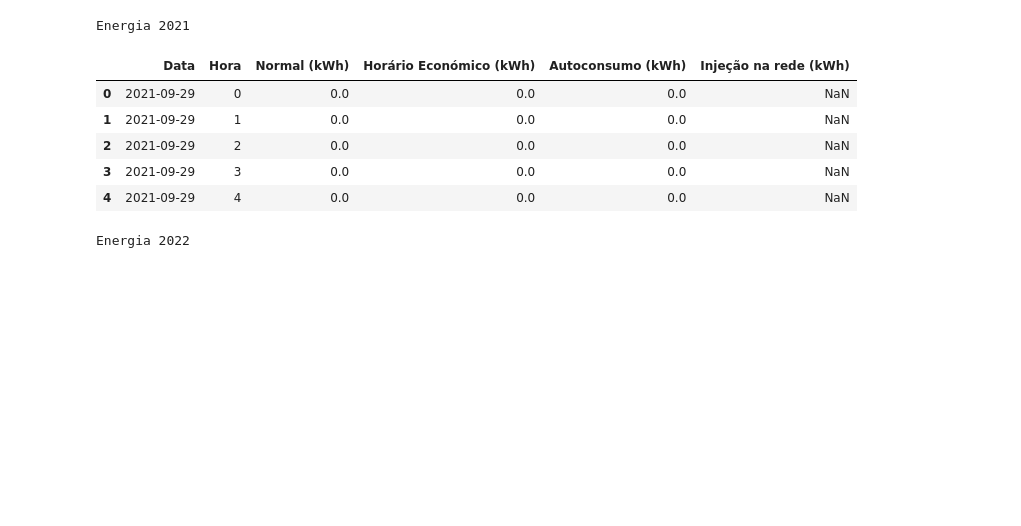
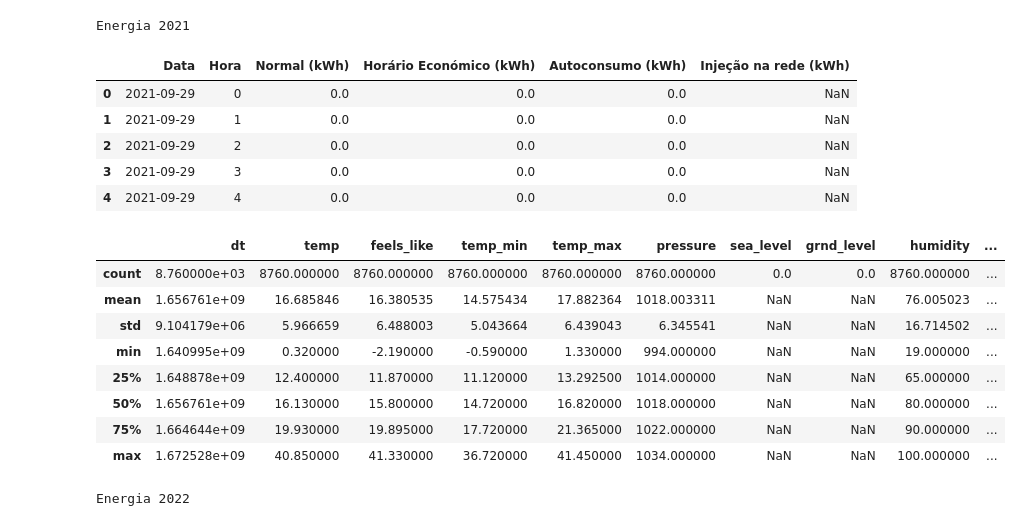
Before and after one commit to ritavaz02/daa, a Jupyter notebook: dataset_competicao/daa.ipynb, the cells around one changed output. Saved outputs shown, nothing was run; the diff lists cells and outputs as text; code cells hidden in the pictures; blank space fills up the shorter version.

```diff
--- a/dataset_competicao/daa.ipynb
+++ b/dataset_competicao/daa.ipynb
@@ -102,6 +131,18 @@ Energia 2021
 | 2 | 2021-09-29 | 2 | 0.0 | 0.0 | 0.0 | NaN |
 | 3 | 2021-09-29 | 3 | 0.0 | 0.0 | 0.0 | NaN |
 | 4 | 2021-09-29 | 4 | 0.0 | 0.0 | 0.0 | NaN |
+# %%
+meteo_2022.describe()
+# %% [output]
+|  | dt | temp | feels_like | temp_min | temp_max | pressure | sea_level | grnd_level | humidity | ... |
+| count | 8.760000e+03 | 8760.000000 | 8760.000000 | 8760.000000 | 8760.000000 | 8760.000000 | 0.0 | 0.0 | 8760.000000 | ... |
+| mean | 1.656761e+09 | 16.685846 | 16.380535 | 14.575434 | 17.882364 | 1018.003311 | NaN | NaN | 76.005023 | ... |
+| std | 9.104179e+06 | 5.966659 | 6.488003 | 5.043664 | 6.439043 | 6.345541 | NaN | NaN | 16.714502 | ... |
+| min | 1.640995e+09 | 0.320000 | -2.190000 | -0.590000 | 1.330000 | 994.000000 | NaN | NaN | 19.000000 | ... |
+| 25% | 1.648878e+09 | 12.400000 | 11.870000 | 11.120000 | 13.292500 | 1014.000000 | NaN | NaN | 65.000000 | ... |
+| 50% | 1.656761e+09 | 16.130000 | 15.800000 | 14.720000 | 16.820000 | 1018.000000 | NaN | NaN | 80.000000 | ... |
+| 75% | 1.664644e+09 | 19.930000 | 19.895000 | 17.720000 | 21.365000 | 1022.000000 | NaN | NaN | 90.000000 | ... |
+| max | 1.672528e+09 | 40.850000 | 41.330000 | 36.720000 | 41.450000 | 1034.000000 | NaN | NaN | 100.000000 | ... |
 # %%
 print('Energia 2022')
 energia_2022.head()
```
Also changed, not shown: parts of 77 cells of this notebook, 3 other files.
